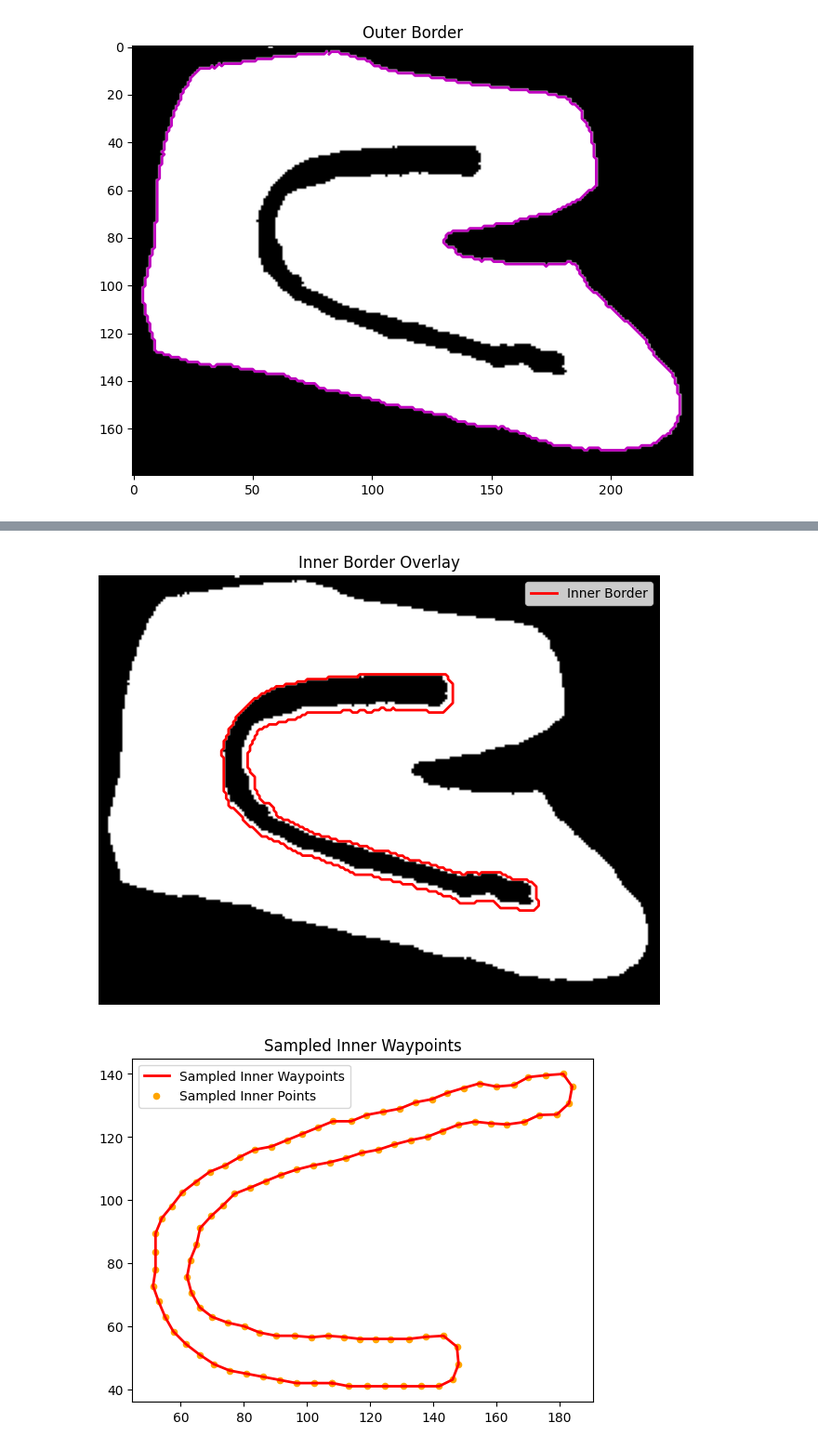
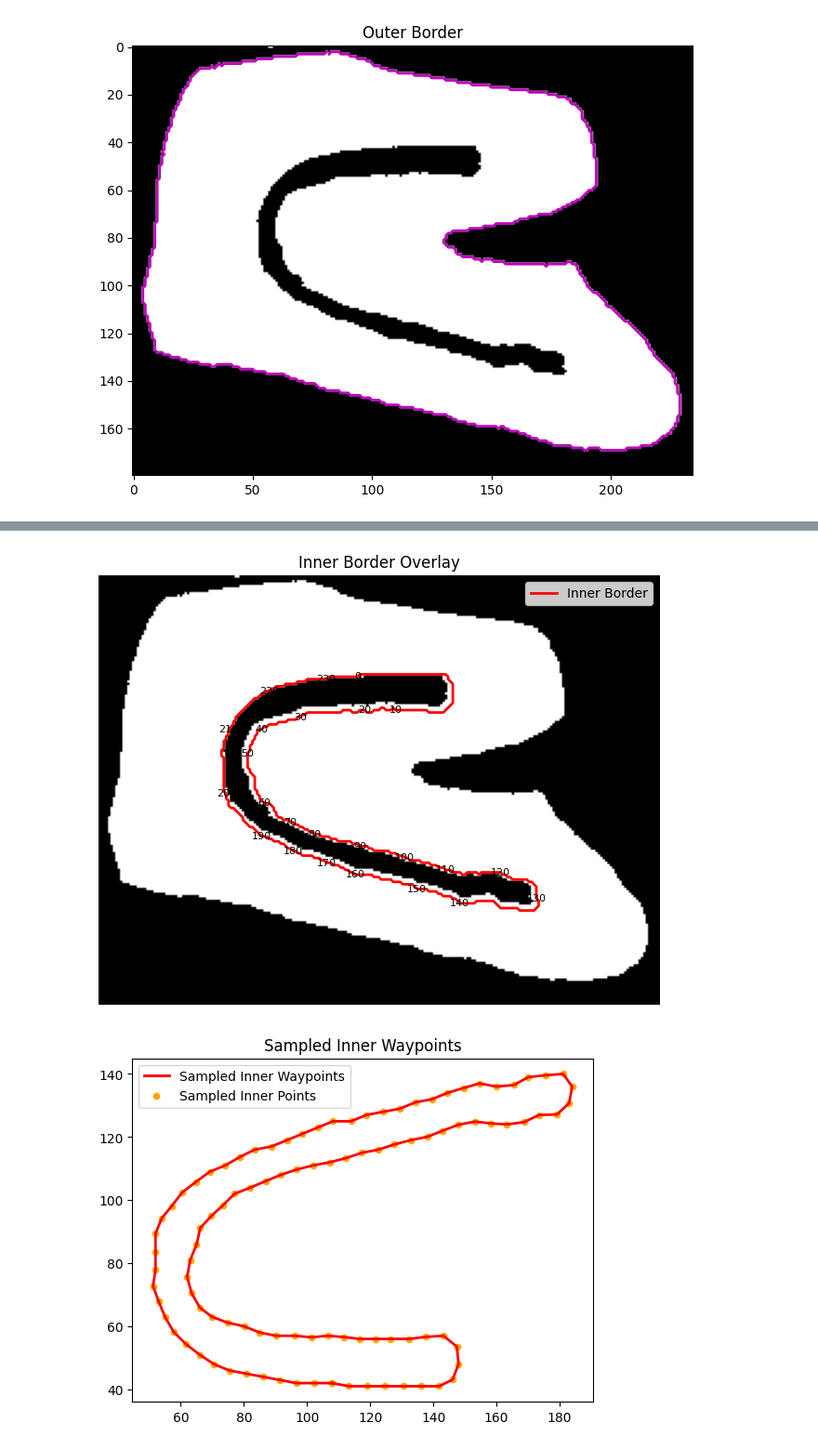
Before and after one commit to anjrew/race-lines-optimization, a Jupyter notebook: notebooks/track_coordinates.ipynb, the cells around one changed output, grey strips where cells are left out. Shown at 93% size. Cells and saved outputs as stored; diff of their text form; code cells hidden in the pictures.

```diff
--- a/notebooks/track_coordinates.ipynb
+++ b/notebooks/track_coordinates.ipynb
@@ -380,6 +380,9 @@ outer_waypoints = sample_waypoints(np.array(outer_border), 100)
 plt.plot(outer_waypoints[:,0], outer_waypoints[:,1], 'g-', linewidth=2, label='Sampled Waypoints')
 # Put actual scatter points to see them
 plt.scatter(outer_waypoints[:,0], outer_waypoints[:,1], c='orange', s=20, label='Sampled Points')
+# Add a text label to each waypoint
+for i, (x, y) in enumerate(outer_waypoints):
+    plt.text(x, y, str(i), fontsize=8, color='black', ha='center', va='center')
 plt.title('Sampled Waypoints')
 plt.legend()
 plt.show()
@@ -410,22 +430,26 @@ def find_inner_border(binary_image: cv2.typing.MatLike) -> cv2.typing.MatLike:
 # %%
-find_inner_border = find_inner_border(img)
+inner_boarder = find_inner_border(img)
 # Plot inner contour
-if find_inner_border is not None:
+if inner_boarder is not None:
     # Reshape into (N,2) and split x/y
-    pts = find_inner_border.reshape(-1, 2)
+    pts = inner_boarder.reshape(-1, 2)
     xs, ys = pts[:,0], pts[:,1]
 
     plt.figure(figsize=(8,6))
     plt.imshow(img, cmap='gray')       # or plt.imshow(img, cmap='gray')
     plt.plot(xs, ys, 'r-', linewidth=2, label='Inner Border')
+    # Add a text label to each waypoint
+    for i, (x, y) in enumerate(inner_boarder):
+        if i % 5 == 0:
+            plt.text(x, y, str(i), fontsize=8, color='black', ha='center', va='center')
     plt.legend()
     plt.title("Inner Border Overlay")
     plt.axis('off')  # optional
     plt.show()
 else:
     print("No valid inner contour to plot.")
 # %% [output]
-[figure, old version]
+[figure, new version]
 # %%
 inner_waypoints = sample_waypoints(find_inner_border, 100)
 # Plot sampled waypoints
```
Also changed, not shown: parts of 4 cells of this notebook.
